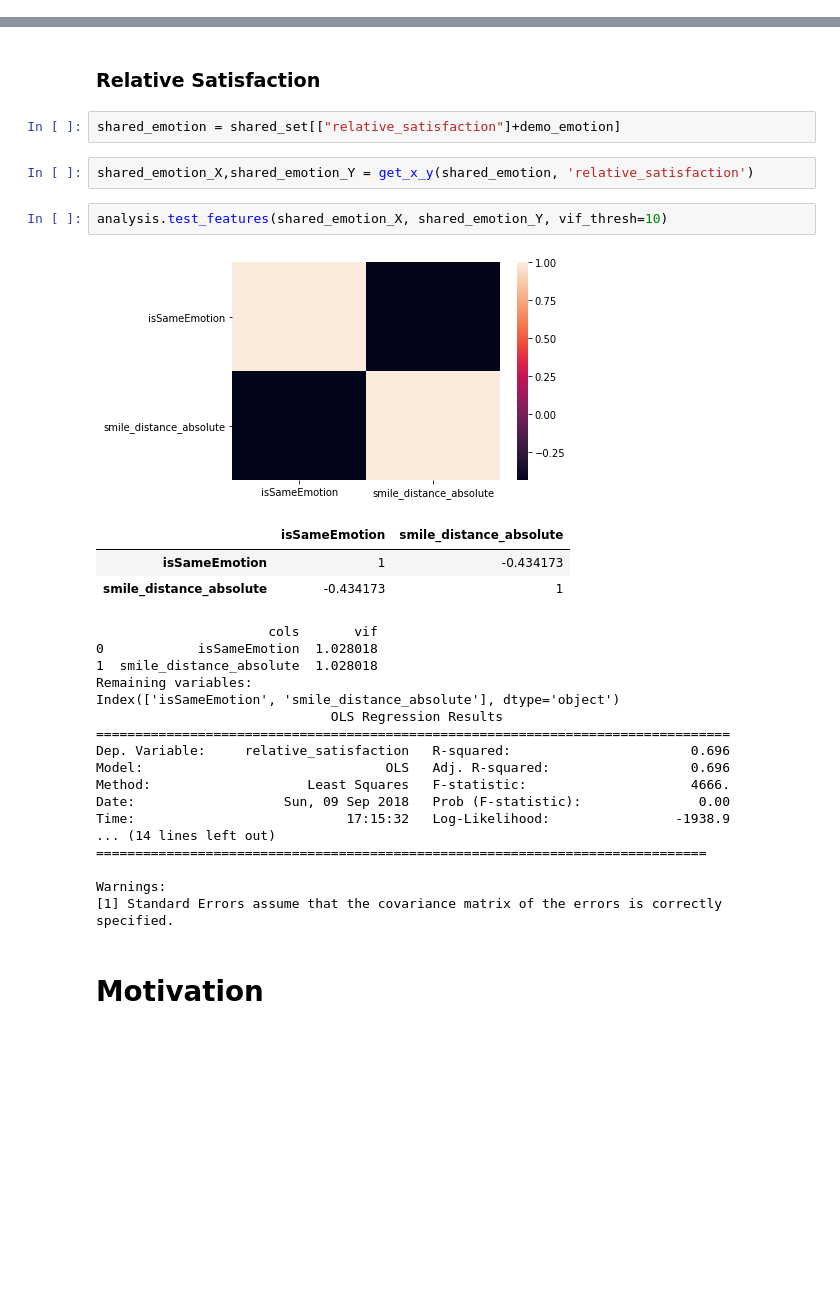
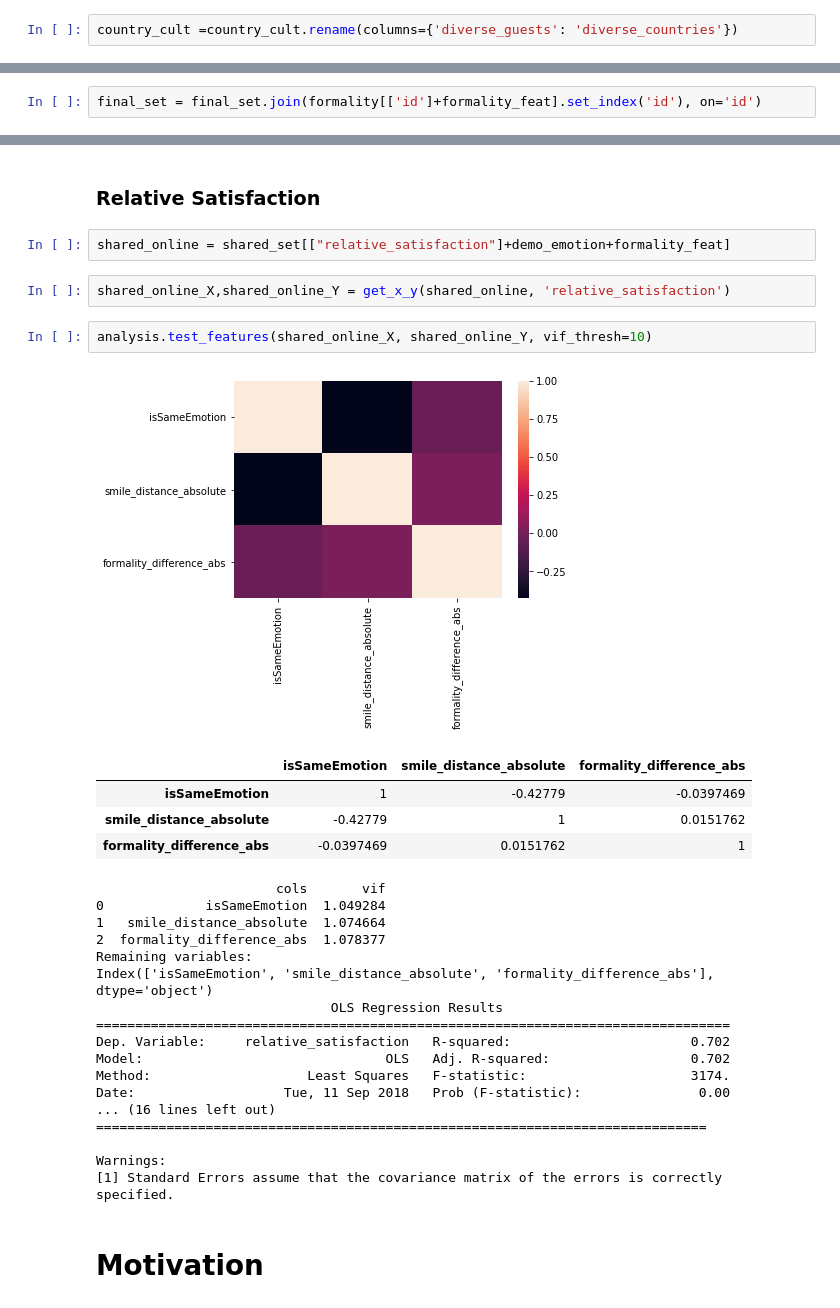
Before and after one commit to travelLynz/homophily_satisfaction, a Jupyter notebook: notebooks/8/merged_datasets_version2.ipynb, the cells around one changed output, grey strips where cells are left out. Saved outputs shown, nothing was run; the diff lists cells and outputs as text; blank space fills up the shorter version.

```diff
--- a/notebooks/9/merged_datasets_version2.ipynb
+++ b/notebooks/8/merged_datasets_version2.ipynb
@@ -91,8 +113,12 @@ final_set = final_set.join(profiles[['id']+profiles_feat].set_index('id'), on='i
 final_set = final_set.join(demo[['id']+demo_feats+demo_emotion+demo_diversity].set_index('id'), on='id')
 # %%
 final_set = final_set.join(airbnb[['id']+airbnb_feats].set_index('id'), on='id')
+# %%
+country_cult =country_cult.rename(columns={'diverse_guests': 'diverse_countries'})
 # %%
 final_set = final_set.join(country_cult[['id']+cntry_cult+cntry_diversity].set_index('id'), on='id')
+# %%
+final_set = final_set.join(formality[['id']+formality_feat].set_index('id'), on='id')
 # %%
 final_set = final_set.join(satisfaction[['id', 'satisfaction', 'relative_satisfaction']].set_index('id'), on='id')
 # %%
@@ -530,29 +445,30 @@ Warnings:
 # %% [markdown]
 ### Relative Satisfaction
 # %%
-shared_emotion = shared_set[["relative_satisfaction"]+demo_emotion]
+shared_online = shared_set[["relative_satisfaction"]+demo_emotion+formality_feat]
-# %%
-shared_emotion_X,shared_emotion_Y = get_x_y(shared_emotion, 'relative_satisfaction')
+# %%
+shared_online_X,shared_online_Y = get_x_y(shared_online, 'relative_satisfaction')
 # %%
-analysis.test_features(shared_emotion_X, shared_emotion_Y, vif_thresh=10)
+analysis.test_features(shared_online_X, shared_online_Y, vif_thresh=10)
 # %% [output]
-[figure, old version]
+[figure, new version]
-|  | isSameEmotion | smile_distance_absolute |
-| isSameEmotion | 1 | -0.434173 |
-| smile_distance_absolute | -0.434173 | 1 |
+|  | isSameEmotion | smile_distance_absolute | formality_difference_abs |
+| isSameEmotion | 1 | -0.42779 | -0.0397469 |
+| smile_distance_absolute | -0.42779 | 1 | 0.0151762 |
+| formality_difference_abs | -0.0397469 | 0.0151762 | 1 |
-                      cols       vif
-0            isSameEmotion  1.028018
-1  smile_distance_absolute  1.028018
+                       cols       vif
+0             isSameEmotion  1.049284
+1   smile_distance_absolute  1.074664
+2  formality_difference_abs  1.078377
 Remaining variables:
-Index(['isSameEmotion', 'smile_distance_absolute'], dtype='object')
+Index(['isSameEmotion', 'smile_distance_absolute', 'formality_difference_abs'], dtype='object')
                               OLS Regression Results
 =================================================================================
-Dep. Variable:     relative_satisfaction   R-squared:                       0.696
-Model:                               OLS   Adj. R-squared:                  0.696
-Method:                    Least Squares   F-statistic:                     4666.
-Date:                   Sun, 09 Sep 2018   Prob (F-statistic):               0.00
-Time:                           17:15:32   Log-Likelihood:                -1938.9
-... (14 lines left out)
+Dep. Variable:     relative_satisfaction   R-squared:                       0.702
+Model:                               OLS   Adj. R-squared:                  0.702
+Method:                    Least Squares   F-statistic:                     3174.
+Date:                   Tue, 11 Sep 2018   Prob (F-statistic):               0.00
+... (16 lines left out)
 ==============================================================================
 
 Warnings:
```
Also changed, not shown: parts of 139 cells of this notebook, 32 other files.
